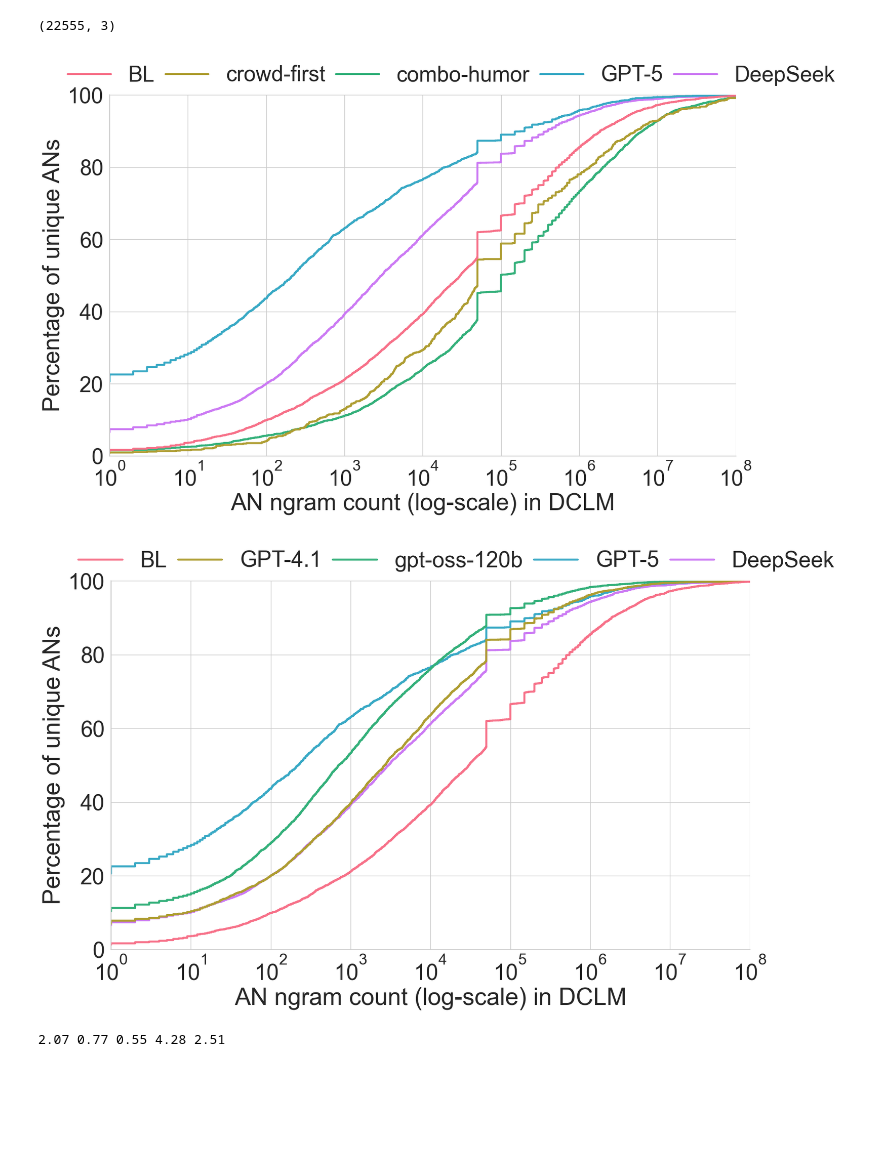
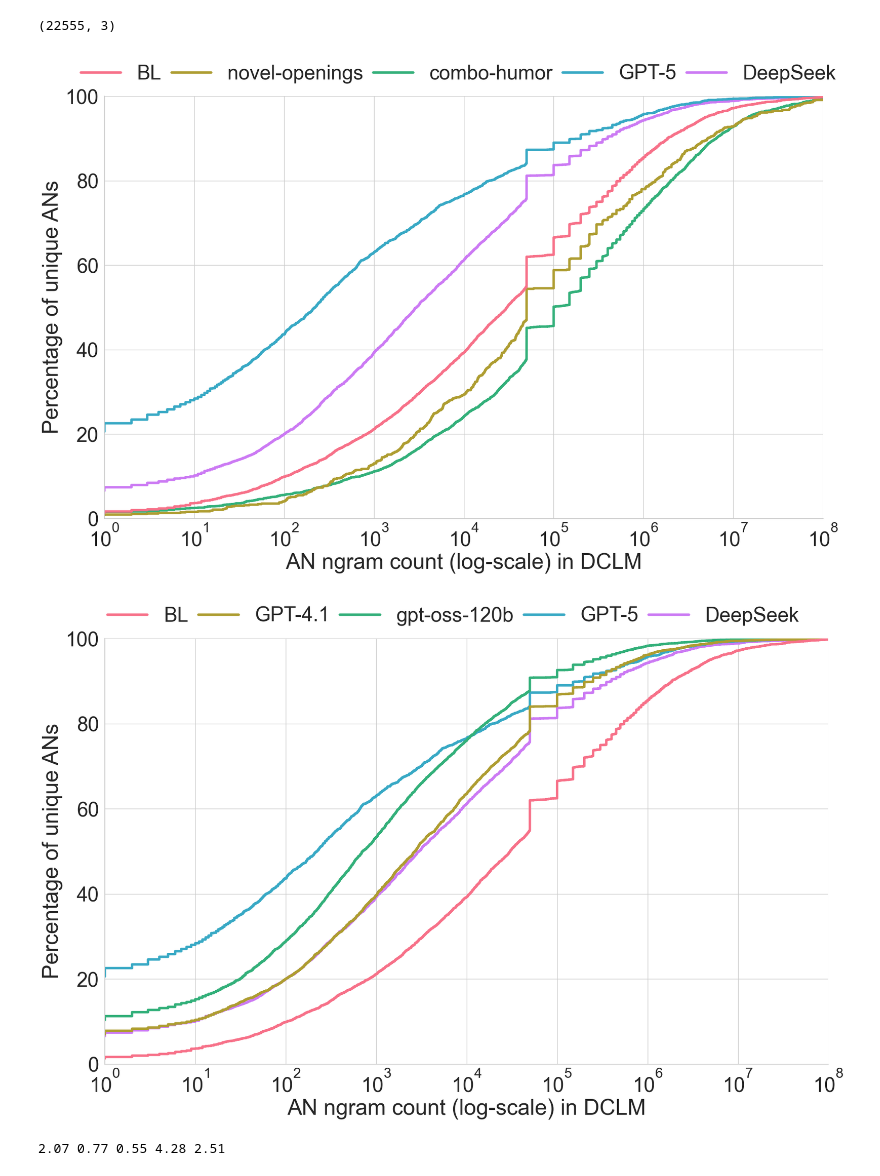
Before and after one commit to venkatasg/bulwer-lytton, a Jupyter notebook: adjective-noun/an-analysis.ipynb, the cells around one changed output. Cells and saved outputs as stored; diff of their text form; code cells hidden in the pictures; blank space fills up the shorter version.

Commit message:
Regenerated AN figures with ‘novel-openings’ name

```diff
--- a/adjective-noun/an-analysis.ipynb
+++ b/adjective-noun/an-analysis.ipynb
@@ -167,27 +146,27 @@ an_df.shape
 # %% [output]
 (22555, 3)
 # %%
-fig = sns.displot(an_df[(an_df.type.isin(['BL', 'crowd-first', 'combo-humor', 'GPT-5', 'DeepSeek']))], hue_order=['BL', 'crowd-first', 'combo-humor', 'GPT-5', 'DeepSeek'], x='count', hue='type', kind='ecdf', aspect=1.6, height=10, palette='husl', stat='percent', log_scale=(True, False), linewidth=3)
+fig = sns.displot(an_df[(an_df.type.isin(['BL', 'novel-openings', 'combo-humor', 'GPT-5', 'DeepSeek']))], hue_order=['BL', 'novel-openings', 'combo-humor', 'GPT-5', 'DeepSeek'], x='count', hue='type', kind='ecdf', aspect=1.6, height=12, palette='husl', stat='percent', log_scale=(True, False), linewidth=4)
 fig.set_axis_labels('AN ngram count (log-scale) in DCLM','Percentage of unique ANs')
-sns.move_legend(fig, "upper center", bbox_to_anchor=(.45, 1.05), ncol=5, title=None, frameon=False, columnspacing=0.5)
+sns.move_legend(fig, "upper center", bbox_to_anchor=(.42, 1.05), ncol=5, title=None, frameon=False, columnspacing=0.5)
 fig.set(yticks=[i for i in range(0,101,20)])
 plt.xlim(1, 10**8)
 plt.ylim(0, 100)
 plt.show()
 fig.figure.savefig('an-plot.pdf', bbox_inches='tight')
 # %% [output]
-[figure, old version]
+[figure, new version]
 # %%
-fig = sns.displot(an_df[(an_df.type.isin(['BL', 'GPT-4.1', 'gpt-oss-120b','GPT-5','DeepSeek']))], hue_order=['BL', 'GPT-4.1', 'gpt-oss-120b','GPT-5','DeepSeek'], x='count', hue='type', kind='ecdf', aspect=1.6, height=10, log_scale=(True,False), linewidth=3, stat='percent', palette='husl')
+fig = sns.displot(an_df[(an_df.type.isin(['BL', 'GPT-4.1', 'gpt-oss-120b','GPT-5','DeepSeek']))], hue_order=['BL', 'GPT-4.1', 'gpt-oss-120b','GPT-5','DeepSeek'], x='count', hue='type', kind='ecdf', aspect=1.6, height=12, log_scale=(True,False), linewidth=4, stat='percent', palette='husl')
 fig.set_axis_labels('AN ngram count (log-scale) in DCLM','Percentage of unique ANs')
-sns.move_legend(fig, "upper center", bbox_to_anchor=(.45, 1.05), ncol=5, title=None, frameon=False, columnspacing=0.5)
+sns.move_legend(fig, "upper center", bbox_to_anchor=(.42, 1.05), ncol=5, title=None, frameon=False, columnspacing=0.5)
 fig.set(yticks=[i for i in range(0,101,20)])
 plt.xlim(1, 10**8)
 plt.ylim(0, 100)
 plt.show()
 fig.figure.savefig('an-plot-syn.pdf', bbox_inches='tight')
 # %% [output]
-[figure, old version]
+[figure, new version]
 # %%
 print(round(an_df[an_df['type']=='GPT-5'].shape[0]/len(gpt5_sents), 2),
 round(an_df[an_df['type']=='crowd-first'].shape[0]/len(crowd_sents), 2),
```
Also changed, not shown: parts of 2 cells of this notebook, 6 other files.
